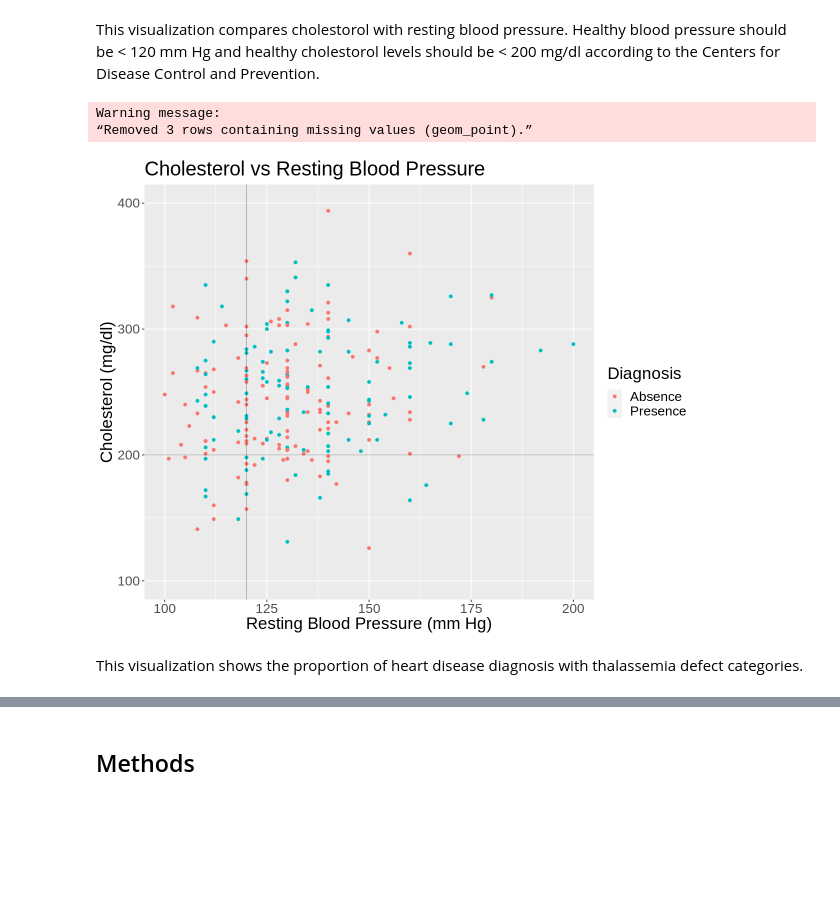
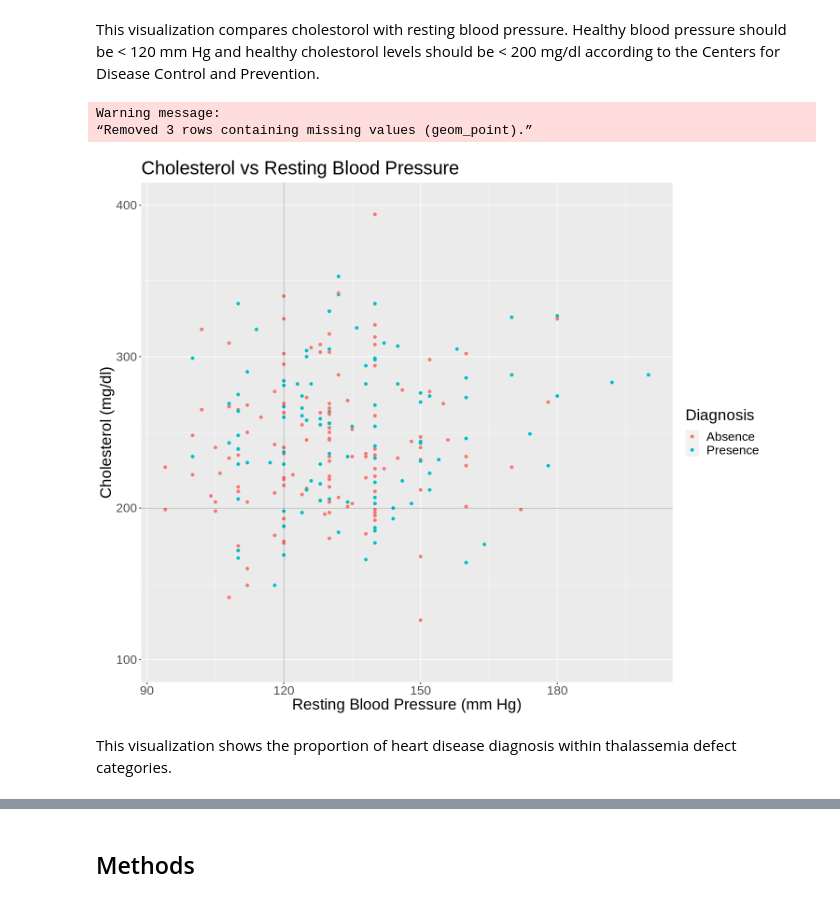
Before and after one commit to meleongg/dsci-100-project, a Jupyter notebook: proposal.ipynb, the cells around one changed output, grey strips where cells are left out. Drawn from its saved outputs; the diff is of its cells as text; code cells hidden in the pictures; blank space fills up the shorter version.

```diff
--- a/proposal.ipynb
+++ b/proposal.ipynb
@@ -176,24 +193,24 @@ blood_sugar_heart_rate_plot
 # %% [markdown]
 This visualization compares cholestorol with resting blood pressure. Healthy blood pressure should be < 120 mm Hg and healthy cholestorol levels should be < 200 mg/dl according to the Centers for Disease Control and Prevention.
 # %%
-options(repr.plot.width = 10, repr.plot.height = 8)
+options(repr.plot.width = 12, repr.plot.height = 10)
 
 heart_disease_plot <- heart_disease_train %>%
     ggplot(aes(x = resting_blood_pressure, y = cholestorol, color = diagnosis)) +
         geom_point() +
         labs(x = "Resting Blood Pressure (mm Hg)", y = "Cholesterol (mg/dl)", color = "Diagnosis") +
         theme(text = element_text(size = 20)) +
         ggtitle("Cholesterol vs Resting Blood Pressure") +
         geom_hline(yintercept = 200, linetype = "solid", size = 0.25, alpha = 0.5) +
         geom_vline(xintercept = 120, linetype = "solid", size = 0.25, alpha = 0.5) +
         ylim(100, 400)
 # ylim limits y-axis values, excluding some outliers
 
 heart_disease_plot
 # %% [output]
 Warning message:
 “Removed 3 rows containing missing values (geom_point).”
-[figure, old version]
+[figure, new version]
 # %% [markdown]
-This visualization shows the proportion of heart disease diagnosis with thalassemia defect categories.
+This visualization shows the proportion of heart disease diagnosis within thalassemia defect categories.
 # %%
```
Also changed, not shown: parts of 7 cells of this notebook.
